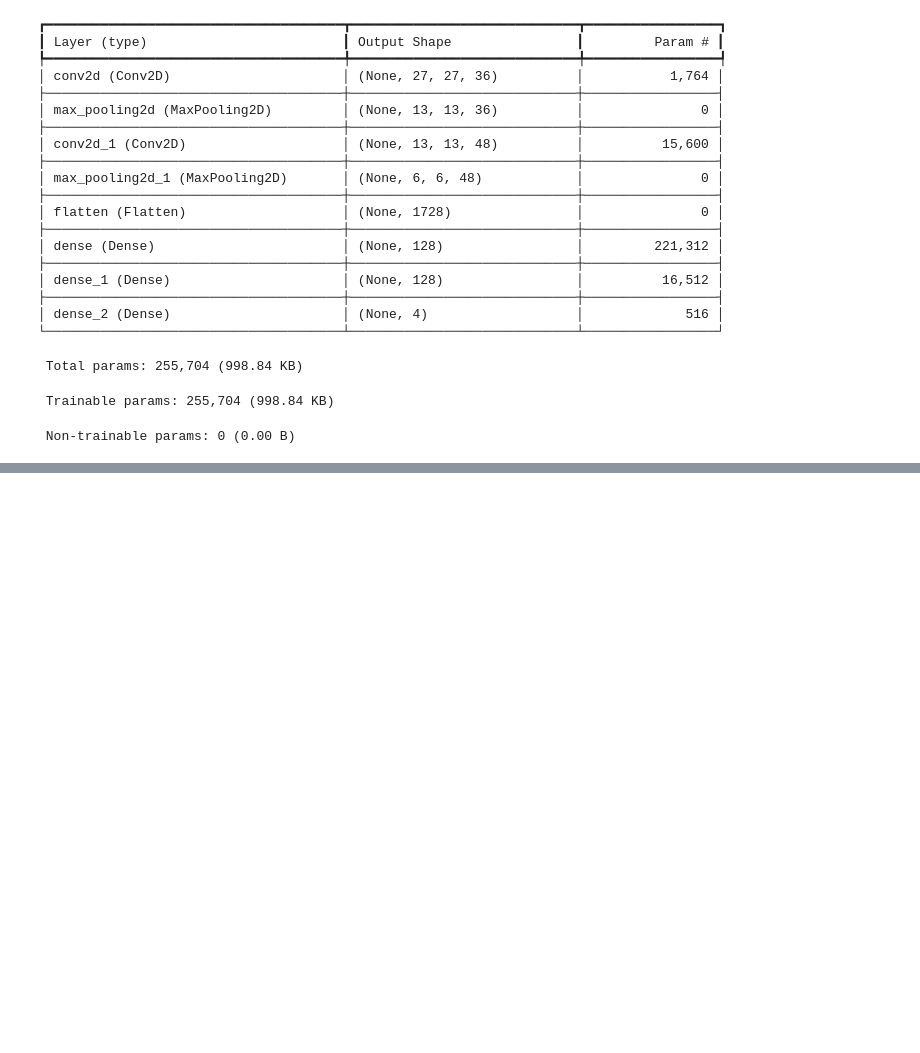
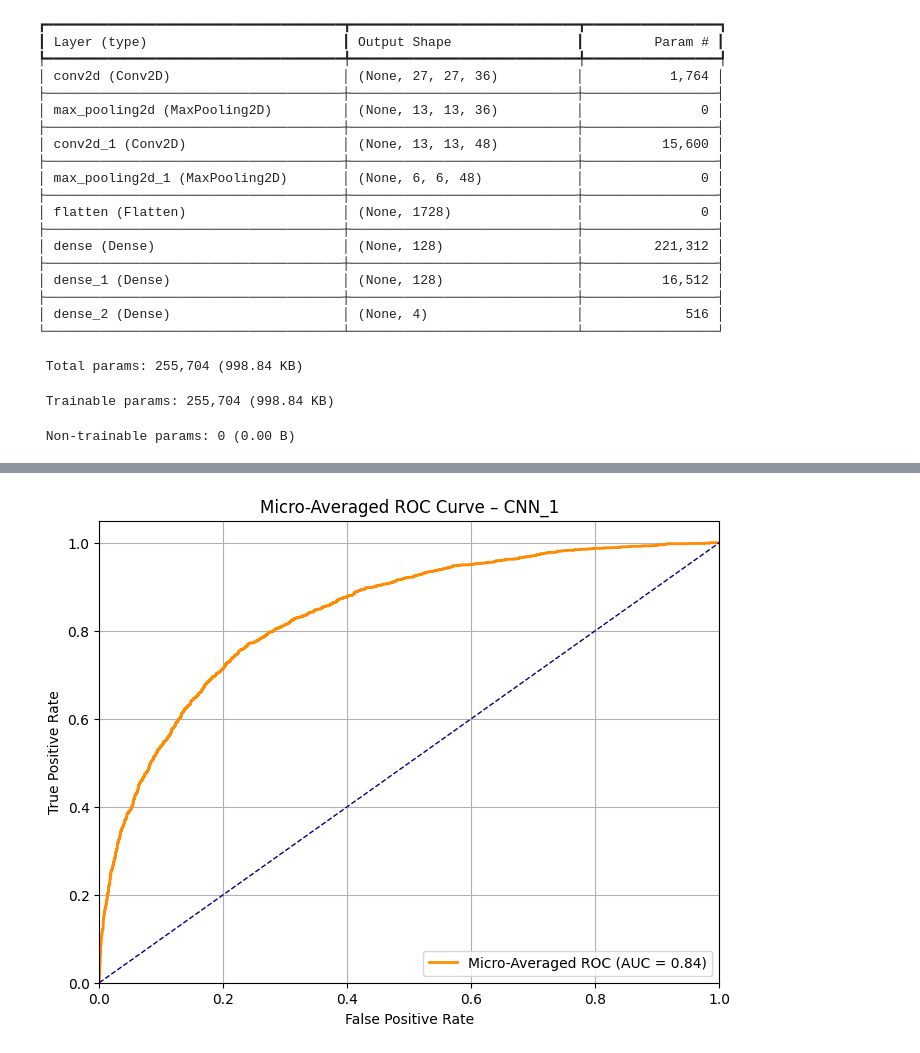
Before and after one commit to nhocbalu123/Colon-Cancer-Cell-Image-Classification, a Jupyter notebook: ASM2_GROUP-51.ipynb, the cells around one changed output, grey strips where cells are left out. Saved outputs shown, nothing was run; the diff lists cells and outputs as text; code cells hidden in the pictures; blank space fills up the shorter version.

```diff
--- a/ASM2_GROUP-51.ipynb
+++ b/ASM2_GROUP-51.ipynb
@@ -396,0 +681,6 @@ plot_learning_curve(history_SM_CNN_1.history['loss'],
+# %%
+y_pred_probs_1 = model_SM_CNN_1.predict(validation_generator_type)
+y_pred_probs_3 = model_SM_CNN_3.predict(validation_generator_type)
+
+y_true = validation_generator_type.classes
+y_true_onehot = to_categorical(y_true, num_classes=OUTPUT_CLASSES)
@@ -396,0 +690,38 @@ plot_learning_curve(history_SM_CNN_1.history['loss'],
+# %%
+def plot_micro_averaged_roc(model, test_generator, output_classes, model_name='Model'):
+    """
+    Plots the micro-averaged ROC curve for a multiclass classification model.
+
+    Parameters:
+        model (tf.keras.Model): Trained Keras model
+        test_generator (DirectoryIterator or similar): Test data generator
+        output_classes (int): Number of output classes
+        model_name (str): Optional model name for the title
+    """
+    # Get true labels and predicted probabilities
+    y_true = test_generator.classes
+    y_pred_probs = model.predict(test_generator)
+
+
+    y_true_bin = label_binarize(y_true, classes=range(output_classes))
+
+    # Calculate micro-averaged ROC
+    fpr, tpr, _ = roc_curve(y_true_bin.ravel(), y_pred_probs.ravel())
+    roc_auc = auc(fpr, tpr)
+
+    # Plot ROC curve
+    plt.figure(figsize=(8, 6))
+    plt.plot(fpr, tpr, color='darkorange', lw=2,
+             label=f'Micro-Averaged ROC (AUC = {roc_auc:.2f})')
+    plt.plot([0, 1], [0, 1], color='navy', lw=1, linestyle='--')
+    plt.xlim([0.0, 1.0])
+    plt.ylim([0.0, 1.05])
+    plt.xlabel('False Positive Rate')
+    plt.ylabel('True Positive Rate')
+    plt.title(f'Micro-Averaged ROC Curve – {model_name}')
+    plt.legend(loc="lower right")
+    plt.grid(True)
+    plt.show()
+# %%
+plot_micro_averaged_roc(model_SM_CNN_1, test_generator_type, output_classes=4, model_name='CNN_1')
+# %% [output]
@@ -396,0 +729 @@ plot_learning_curve(history_SM_CNN_1.history['loss'],
+[figure, added]
```
Also changed, not shown: parts of 52 cells of this notebook.
